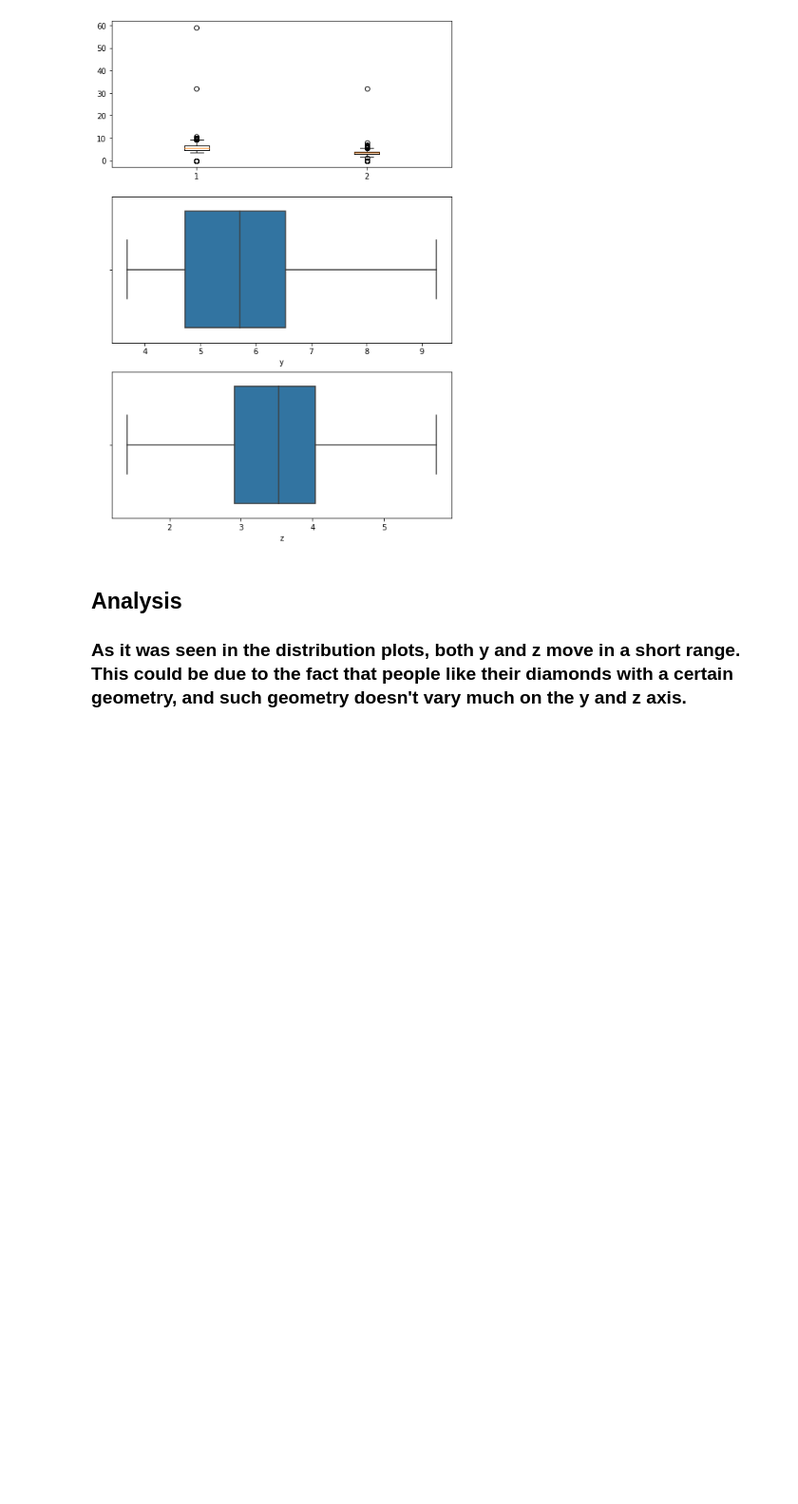
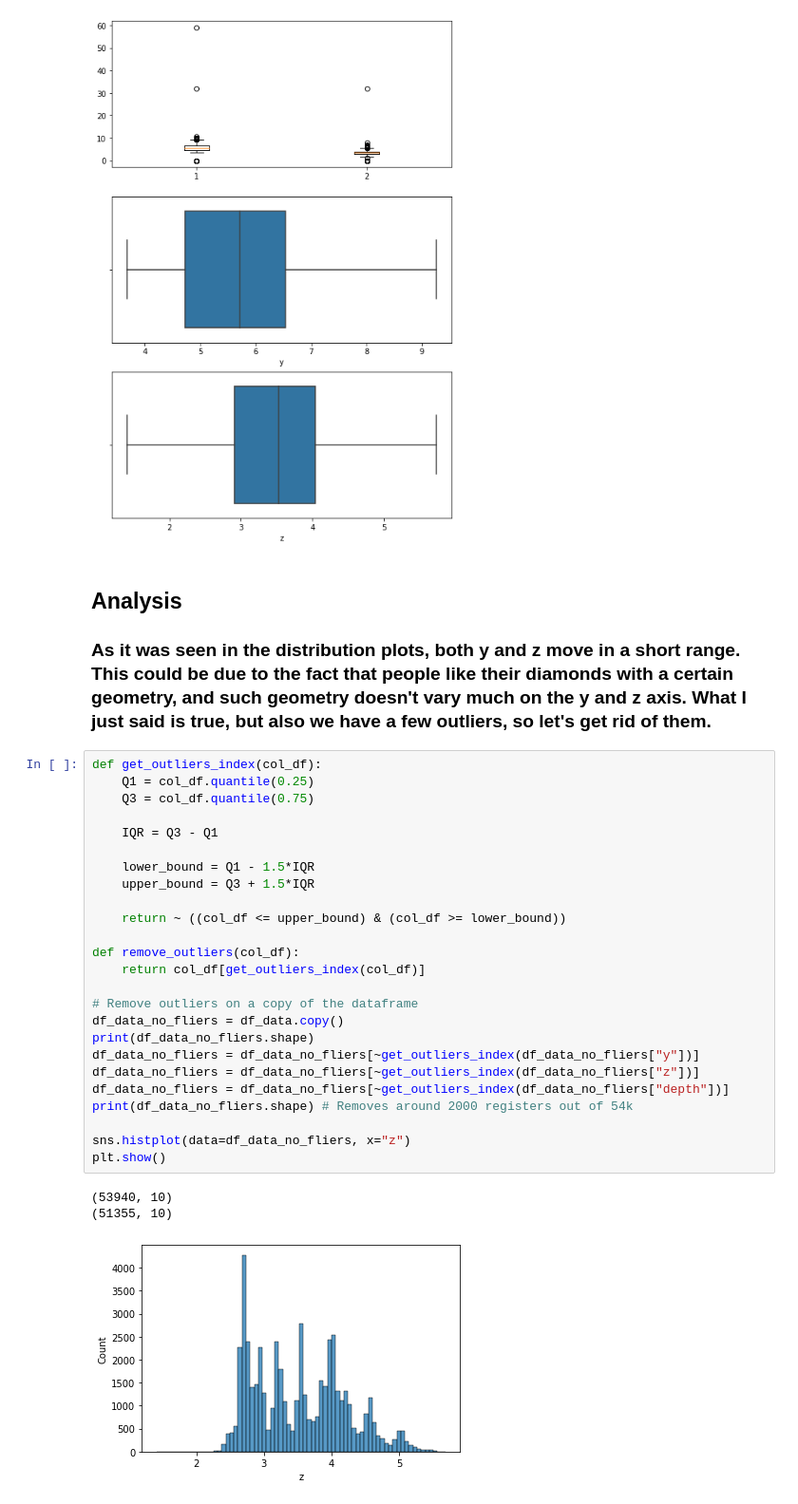
Before and after one commit to jamate16/datascience_notebooks, a Jupyter notebook: regression-1-diamonds.ipynb, the cells around one changed output. Shown at 95% size. Drawn from its saved outputs; the diff is of its cells as text; blank space fills up the shorter version.

Commit message:
Kaggle Notebook | regression_1_diamonds | Version 5

```diff
--- a/regression-1-diamonds.ipynb
+++ b/regression-1-diamonds.ipynb
@@ -150,7 +151,36 @@ plt.show()
 [figure]
 # %% [markdown]
 ## Analysis
-### As it was seen in the distribution plots, both y and z move in a short range. This could be due to the fact that people like their diamonds with a certain geometry, and such geometry doesn't vary much on the y and z axis.
+### As it was seen in the distribution plots, both y and z move in a short range. This could be due to the fact that people like their diamonds with a certain geometry, and such geometry doesn't vary much on the y and z axis. What I just said is true, but also we have a few outliers, so let's get rid of them.
+# %%
+def get_outliers_index(col_df):
+    Q1 = col_df.quantile(0.25)
+    Q3 = col_df.quantile(0.75)
+
+    IQR = Q3 - Q1
+
+    lower_bound = Q1 - 1.5*IQR
+    upper_bound = Q3 + 1.5*IQR
+
+    return ~ ((col_df <= upper_bound) & (col_df >= lower_bound))
+
+def remove_outliers(col_df):
+    return col_df[get_outliers_index(col_df)]
+
+# Remove outliers on a copy of the dataframe
+df_data_no_fliers = df_data.copy()
+print(df_data_no_fliers.shape)
+df_data_no_fliers = df_data_no_fliers[~get_outliers_index(df_data_no_fliers["y"])]
+df_data_no_fliers = df_data_no_fliers[~get_outliers_index(df_data_no_fliers["z"])]
+df_data_no_fliers = df_data_no_fliers[~get_outliers_index(df_data_no_fliers["depth"])]
+print(df_data_no_fliers.shape) # Removes around 2000 registers out of 54k
+
+sns.histplot(data=df_data_no_fliers, x="z")
+plt.show()
+# %% [output]
+(53940, 10)
+(51355, 10)
+[figure, added]
 # %%
 # Let's explore the relation each numerical variable has with each other
 num_vars_no_price = [num_var for num_var in num_vars if num_var != "price"]
```
Also changed, not shown: parts of 15 cells of this notebook.
